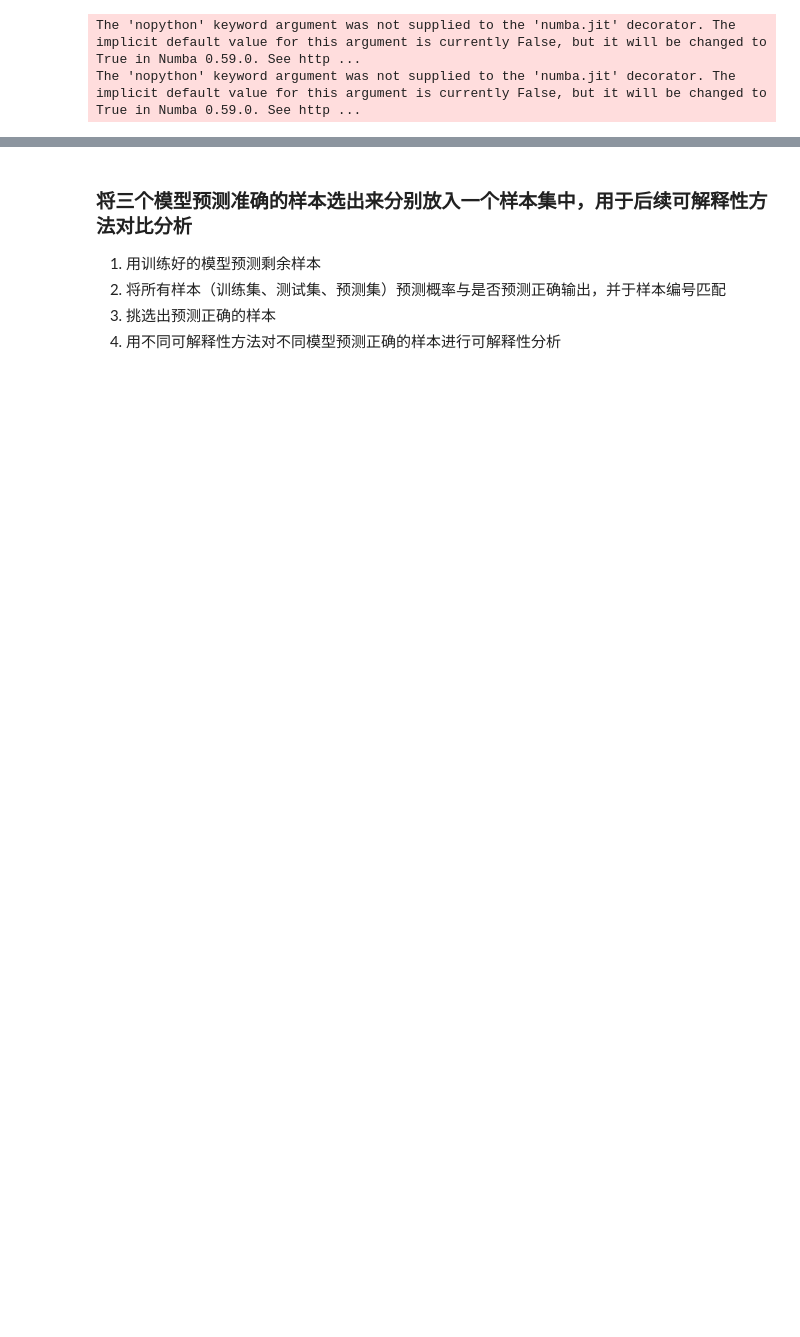
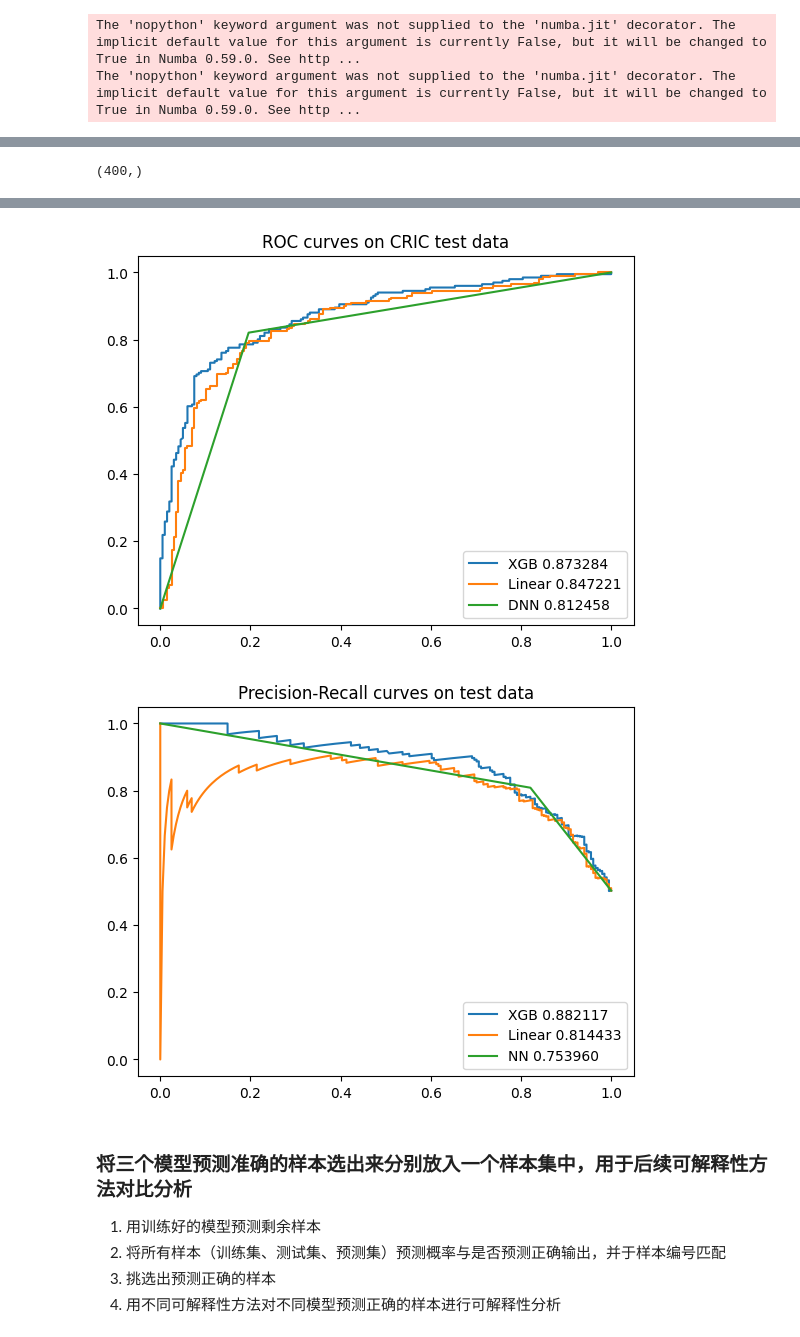
Before and after one commit to JiqiangXIE/Interpretable_ML_UFSM, a Jupyter notebook: Interpretable_ML_for_UFSM/code/interpretation methods comparision/interpretation methods comparision_230523.ipynb, the cells around one changed output, grey strips where cells are left out. Cells and saved outputs as stored; diff of their text form; code cells hidden in the pictures; blank space fills up the shorter version.

```diff
--- a/Interpretable_ML_for_UFSM/code/interpretation methods comparision/interpretation methods comparision_230523.ipynb
+++ b/Interpretable_ML_for_UFSM/code/interpretation methods comparision/interpretation methods comparision_230523.ipynb
@@ -41,3 +41,17 @@ from skopt.utils import use_named_args
 # %% [output]
 The 'nopython' keyword argument was not supplied to the 'numba.jit' decorator. The implicit default value for this argument is currently False, but it will be changed to True in Numba 0.59.0. See http ...
 The 'nopython' keyword argument was not supplied to the 'numba.jit' decorator. The implicit default value for this argument is currently False, but it will be changed to True in Numba 0.59.0. See http ...
+# %%
+# 导入数据
+
+data = pd.read_csv('/workspaces/Interpretable_ML_UFSM/Interpretable_ML_for_UFSM/input/final_data_input_important_16869.csv')
+# C:/Jiqiang/jh_z/jh_z/model training_pc/final_data_input_important.csv
+# /Users/jiqiang/Nutstore Files/DULT/小论文/第一篇小论文/数据/jh_z/model training_pc_20230521/final_data_input_important.csv
+df= pd.DataFrame(data)
+counts = df['label'].value_counts()
+num_zeros = counts[0]
+num_ones = counts[1]
+print("number of zero:",num_zeros)
+print("number of one:",num_ones)
+
+df
@@ -355,0 +672,63 @@ number of one: 2466
+# %%
+Y_test.shape
+# %% [output]
+(400,)
+# %%
+# Compute performance metrics
+Y_test1 = Y_test.ravel() # 将Y_test1转换为一维数组
+xgb_loss = sklearn.metrics.log_loss(Y_test1, model_xgb.predict_proba(X_test)[:,1])
+linear_loss = sklearn.metrics.log_loss(Y_test1, model_lr.predict_proba(X_test)[:,1])
+nn_loss = sklearn.metrics.log_loss(Y_test1, model_mlp.predict(X_test))
+# constant_loss = sklearn.metrics.log_loss(Y_test1, np.zeros(len(Y_test1)) * y_strain.mean())
+print("xgb_loss", xgb_loss)
+print("linear_loss", linear_loss)
+print("dnn_loss", nn_loss)
+print()
+
+xgb_roc_auc = sklearn.metrics.roc_auc_score(Y_test1, model_xgb.predict_proba(X_test)[:,1])
+linear_roc_auc = sklearn.metrics.roc_auc_score(Y_test1, model_lr.predict_proba(X_test)[:,1])
+dnn_roc_auc = sklearn.metrics.roc_auc_score(Y_test1, model_mlp.predict(X_test))
+#svm_roc_auc = sklearn.metrics.roc_auc_score(Y_test1, svm_model.predict_proba(X_test))
+print("xgb_roc_auc", xgb_roc_auc)
+print("linear_roc_auc", linear_roc_auc)
+print("dnn_roc_auc", dnn_roc_auc)
+#print("svm_roc_auc", svm_roc_auc)
+print()
+
+xgb_pr_auc = sklearn.metrics.average_precision_score(Y_test1, model_xgb.predict_proba(X_test)[:,1])
+linear_pr_auc = sklearn.metrics.average_precision_score(Y_test1, model_lr.predict_proba(X_test)[:,1])
+dnn_pr_auc = sklearn.metrics.average_precision_score(Y_test1, model_mlp.predict(X_test))
+#svm_pr_auc = sklearn.metrics.average_precision_score(Y_test1, svm_model.predict_proba(X_test))
+print("xgb_pr_auc", xgb_pr_auc)
+print("linear_pr_auc", linear_pr_auc)
+print("dnn_pr_auc", dnn_pr_auc)
+#print("svm_pr_auc", svm_pr_auc)
+print()
+
+xgb_fpr, xgb_tpr, thresholds = sklearn.metrics.roc_curve(Y_test1, model_xgb.predict_proba(X_test)[:,1])
+linear_fpr, linear_tpr, thresholds = sklearn.metrics.roc_curve(Y_test1, model_lr.predict_proba(X_test)[:,1])
+dnn_fpr, dnn_tpr, thresholds = sklearn.metrics.roc_curve(Y_test1, model_mlp.predict(X_test))
+#svm_fpr, svm_tpr, thresholds = sklearn.metrics.roc_curve(Y_test1, svm_model.predict_proba(X_test))
+
+
+pl.plot(xgb_fpr, xgb_tpr, label="XGB %f" % xgb_roc_auc)
+pl.plot(linear_fpr, linear_tpr, label="Linear %f" % linear_roc_auc)
+pl.plot(dnn_fpr, dnn_tpr, label="DNN %f" % dnn_roc_auc)
+#pl.plot(svm_fpr, svm_tpr, label="SVM %f" % svm_roc_auc)
+pl.legend()
+pl.title("ROC curves on CRIC test data")
+pl.show()
+
+xgb_prec, xgb_recall, thresholds = sklearn.metrics.precision_recall_curve(Y_test1, model_xgb.predict_proba(X_test)[:,1])
+linear_prec, linear_recall, thresholds = sklearn.metrics.precision_recall_curve(Y_test1, model_lr.predict_proba(X_test)[:,1])
+dnn_prec, dnn_recall, thresholds = sklearn.metrics.precision_recall_curve(Y_test1, model_mlp.predict(X_test))
+#svm_prec, svm_recall, thresholds = sklearn.metrics.precision_recall_curve(Y_test1, svm_model.predict_proba(X_test))
+
+pl.plot(xgb_recall, xgb_prec, label="XGB %f" % xgb_pr_auc)
+pl.plot(linear_recall, linear_prec, label="Linear %f" % linear_pr_auc)
+pl.plot(dnn_recall, dnn_prec, label="NN %f" % dnn_pr_auc)
+#pl.plot(svm_recall, svm_prec, label="SVM %f" % svm_pr_auc)
+pl.legend()
+pl.title("Precision-Recall curves on test data")
+pl.show()
+# %% [output]
@@ -356,3 +746,5 @@ number of one: 2466
+[figure, added]
+[figure, added]
 # %% [markdown]
 ### 将三个模型预测准确的样本选出来分别放入一个样本集中，用于后续可解释性方法对比分析
 1. 用训练好的模型预测剩余样本
```
Also changed, not shown: parts of 59 cells of this notebook.
